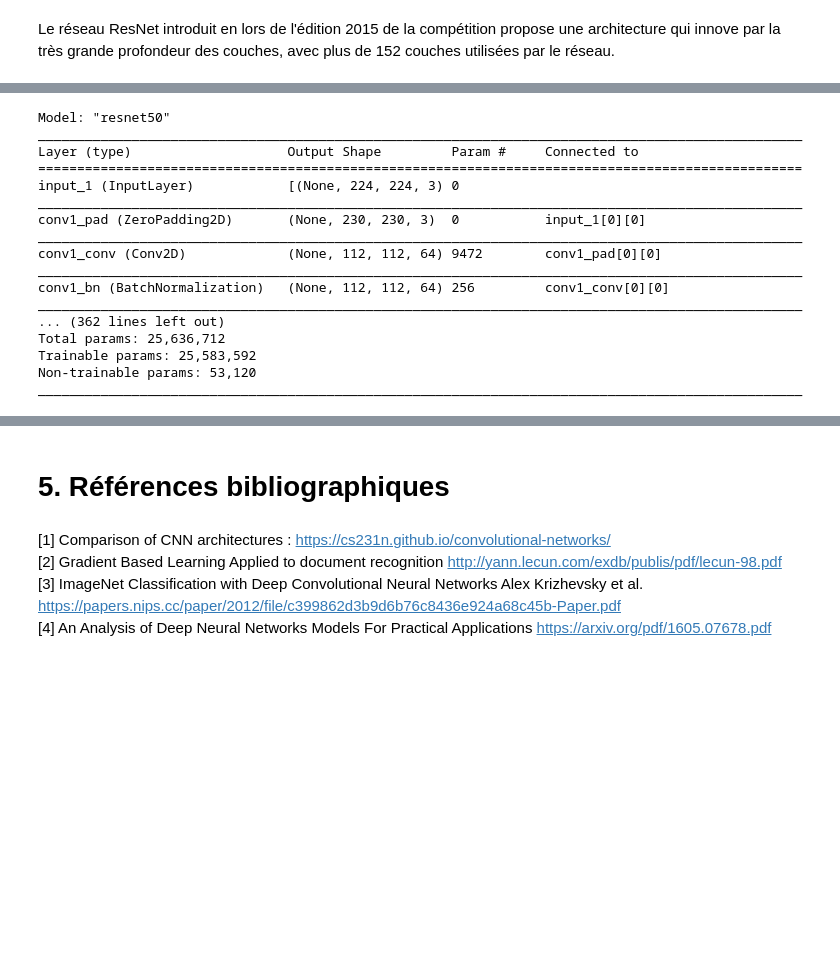
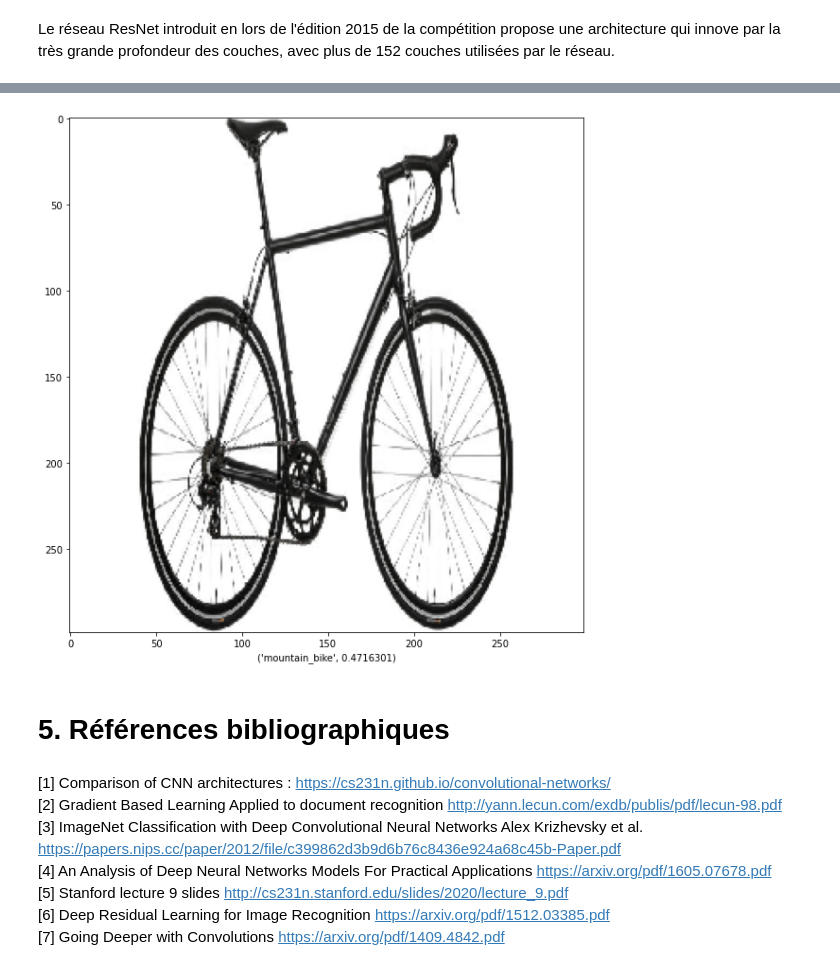
Before and after one commit to Gabriel2103/CNNArchitectures, a Jupyter notebook: CNN_Architectures.ipynb, the cells around one changed output, grey strips where cells are left out. Cells and saved outputs as stored; diff of their text form; code cells hidden in the pictures; blank space fills up the shorter version.

```diff
--- a/CNN_Architectures.ipynb
+++ b/CNN_Architectures.ipynb
@@ -709,3 +789,30 @@ from tensorflow.keras.applications.resnet50 import ResNet50
+# %%
+def predict_image_class(image_path,input_size,model):
+  """
+  Draws and predicts a class for a given image
+  Params
+  ------
+  image_path, str : the of the image
+
+  input_size, tuple : the desired input size of the CNN model used
+    ex : if the model expects a (224,224,3) input size then input_size=(224,224)
+
+  model : the model used to predict the classes
+
+  Returns
+  -------
+  The image with a legend underneath that tells the user the class predicted and the probability
+  """
+
+  img = image.load_img(img_path,target_size=input_size)
+  img_arr = image.img_to_array(img)
+  img_arr = img_arr/255
+  img_arr = np.expand_dims(img_arr,axis=0)
+  preds = model.predict(img_arr)
+  #print("predicting with model : {}".format(model.name))
+  plt.figure(figsize=(10,10))
+  plt.imshow(img_arr.reshape(*input_size,3))
+  plt.xlabel(decode_predictions(preds,top=1)[0][0][1:])
 # %%
-model = ResNet50(weights="imagenet")
+model = InceptionV3(weights='imagenet')
 # %% [output]
@@ -714,20 +821,3 @@ Downloading data from https://storage.googleapis.com/tensorflow/keras-applicatio
-# %%
-model.summary()
-# %% [output]
-Model: "resnet50"
-__________________________________________________________________________________________________
-Layer (type)                    Output Shape         Param #     Connected to
-==================================================================================================
-input_1 (InputLayer)            [(None, 224, 224, 3) 0
-__________________________________________________________________________________________________
-conv1_pad (ZeroPadding2D)       (None, 230, 230, 3)  0           input_1[0][0]
-__________________________________________________________________________________________________
-conv1_conv (Conv2D)             (None, 112, 112, 64) 9472        conv1_pad[0][0]
-__________________________________________________________________________________________________
-conv1_bn (BatchNormalization)   (None, 112, 112, 64) 256         conv1_conv[0][0]
-__________________________________________________________________________________________________
-... (362 lines left out)
-Total params: 25,636,712
-Trainable params: 25,583,592
-Non-trainable params: 53,120
-__________________________________________________________________________________________________
+# %%
+predict_image_class(img_path,(299,299),model)
+# %% [output]
@@ -734,3 +825,4 @@ ________________________________________________________________________________
+[figure, added]
 # %% [markdown]
 # <a id="sec5">5. Références bibliographiques</a>
 # %% [markdown]
@@ -738,4 +830,7 @@ ________________________________________________________________________________
 [2] Gradient Based Learning Applied to document recognition http://yann.lecun.com/exdb/publis/pdf/lecun-98.pdf <br>
 [3] ImageNet Classification with Deep Convolutional
 Neural Networks Alex Krizhevsky et al. https://papers.nips.cc/paper/2012/file/c399862d3b9d6b76c8436e924a68c45b-Paper.pdf <br>
-[4] An Analysis of Deep Neural Networks Models For Practical Applications https://arxiv.org/pdf/1605.07678.pdf
+[4] An Analysis of Deep Neural Networks Models For Practical Applications https://arxiv.org/pdf/1605.07678.pdf <br>
+[5] Stanford lecture 9 slides http://cs231n.stanford.edu/slides/2020/lecture_9.pdf<br>
+[6] Deep Residual Learning for Image Recognition https://arxiv.org/pdf/1512.03385.pdf <br>
+[7] Going Deeper with Convolutions https://arxiv.org/pdf/1409.4842.pdf
```
Also changed, not shown: parts of 33 cells of this notebook, 3 other files.
